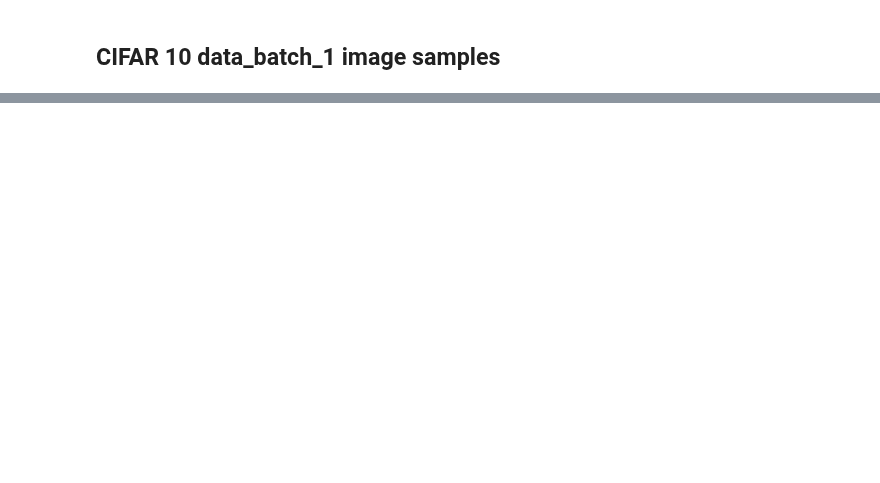
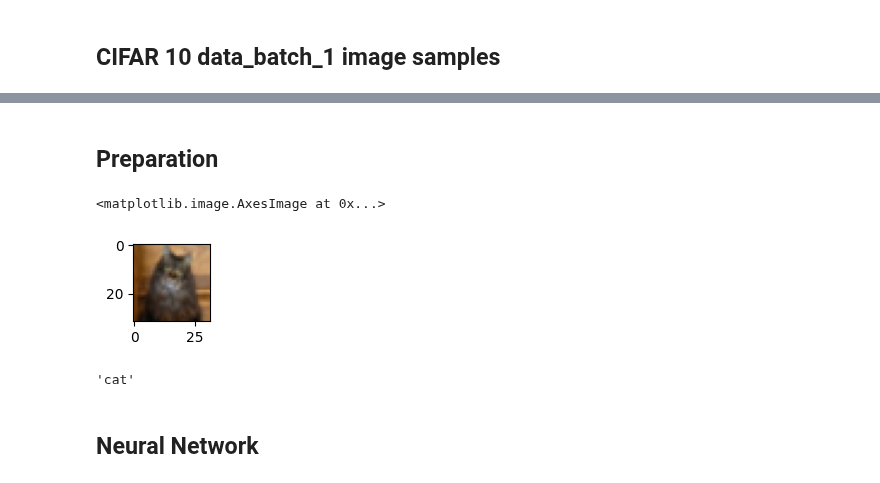
Before and after one commit to araobp/data-science, a Jupyter notebook: CIFAR10/CIFAR10.ipynb, the cells around one changed output, grey strips where cells are left out. Saved outputs shown, nothing was run; the diff lists cells and outputs as text; code cells hidden in the pictures; blank space fills up the shorter version.

```diff
--- a/CIFAR10/CIFAR10.ipynb
+++ b/CIFAR10/CIFAR10.ipynb
@@ -53,0 +74,21 @@ for i in range(10):
+# %% [markdown]
+## Preparation
+# %%
+train_data = np.transpose(data1[b'data'].reshape(10000, 3, 32, 32), [0, 2, 3, 1])
+val_data = np.transpose(data2[b'data'].reshape(10000, 3, 32, 32), [0, 2, 3, 1])
+test_data = np.transpose(test[b'data'].reshape(10000, 3, 32, 32), [0, 2, 3, 1])
+train_labels = to_categorical(data1[b'labels'])
+val_labels = to_categorical(data2[b'labels'])
+test_labels = to_categorical(test[b'labels'])
+# %%
+fig, ax = plt.subplots(figsize=(1,1))
+ax.imshow(train_data[26])
+# %% [output]
+<matplotlib.image.AxesImage at 0x...>
+[figure, added]
+# %%
+classes[np.argmax(train_labels[26])]
+# %% [output]
+'cat'
+# %% [markdown]
+## Neural Network
```
Also changed, not shown: parts of 5 cells of this notebook.
